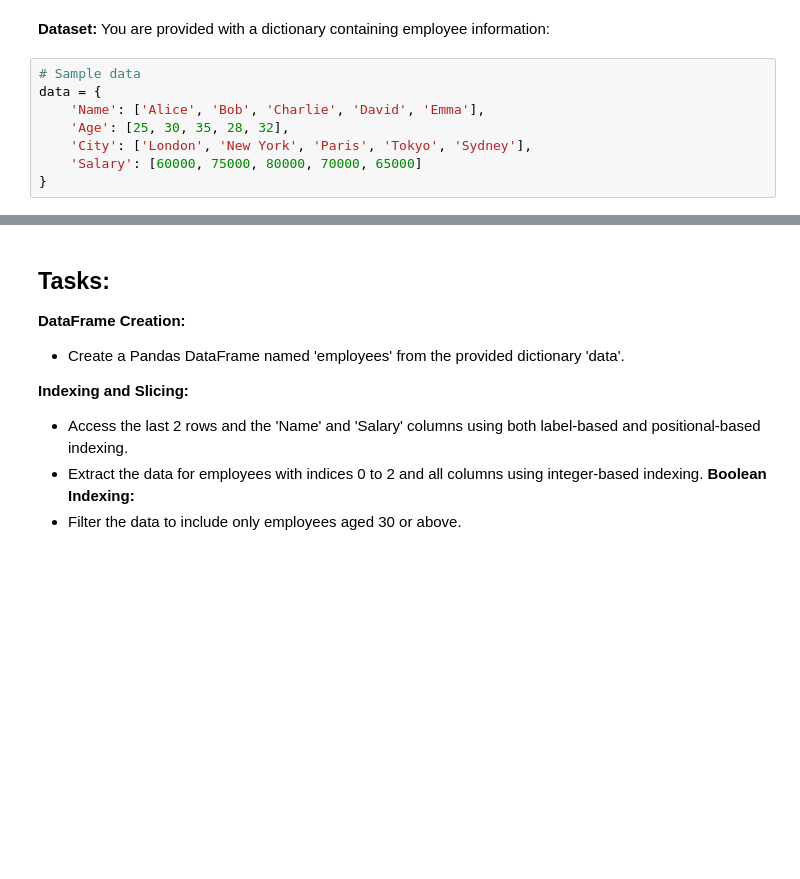
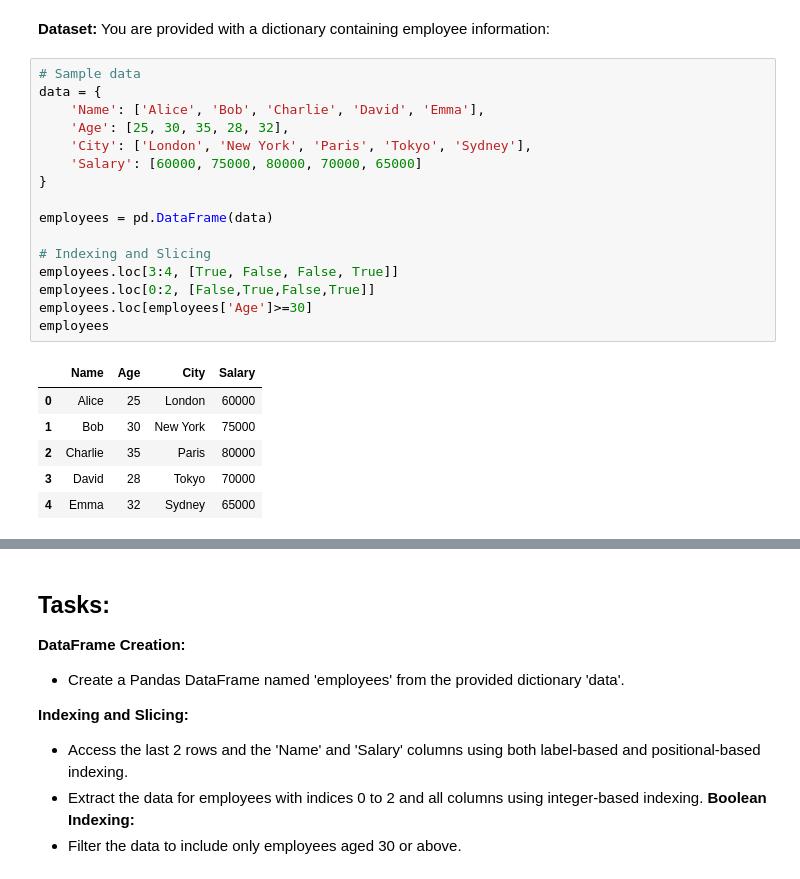
Before and after one commit to Brecht36/exercises, a Jupyter notebook: 07-data-processing/02-pandas/05-visualization/visualization.ipynb, the cells around one changed output, grey strips where cells are left out. Saved outputs shown, nothing was run; the diff lists cells and outputs as text; blank space fills up the shorter version.

```diff
--- a/07-data-processing/02-pandas/05-visualization/visualization.ipynb
+++ b/07-data-processing/02-pandas/05-visualization/visualization.ipynb
@@ -82,8 +82,23 @@ You are provided with a dictionary containing employee information:
 # %%
 # Sample data
 data = {
     'Name': ['Alice', 'Bob', 'Charlie', 'David', 'Emma'],
     'Age': [25, 30, 35, 28, 32],
     'City': ['London', 'New York', 'Paris', 'Tokyo', 'Sydney'],
     'Salary': [60000, 75000, 80000, 70000, 65000]
 }
+
+employees = pd.DataFrame(data)
+
+# Indexing and Slicing
+employees.loc[3:4, [True, False, False, True]]
+employees.loc[0:2, [False,True,False,True]]
+employees.loc[employees['Age']>=30]
+employees
+# %% [output]
+|  | Name | Age | City | Salary |
+| 0 | Alice | 25 | London | 60000 |
+| 1 | Bob | 30 | New York | 75000 |
+| 2 | Charlie | 35 | Paris | 80000 |
+| 3 | David | 28 | Tokyo | 70000 |
+| 4 | Emma | 32 | Sydney | 65000 |
```
Also changed, not shown: parts of 2 cells of this notebook, 5 other files.
